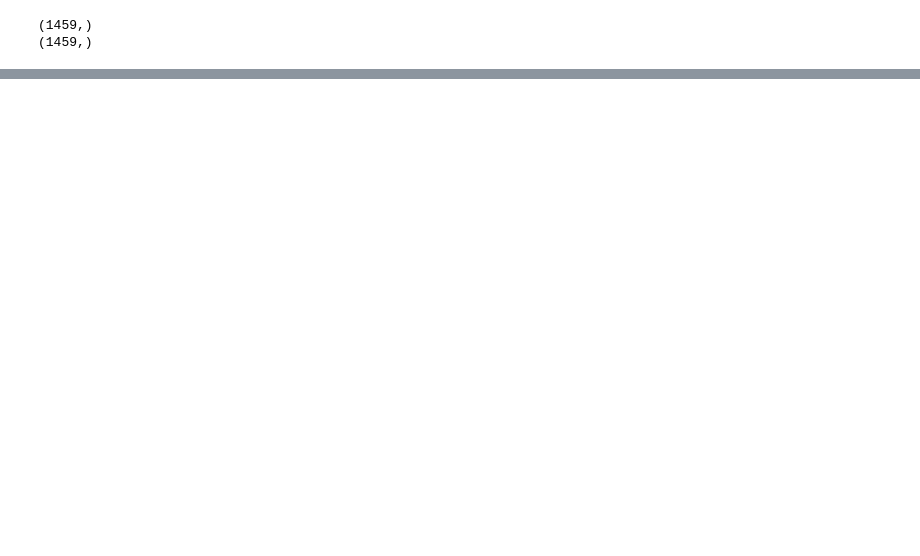
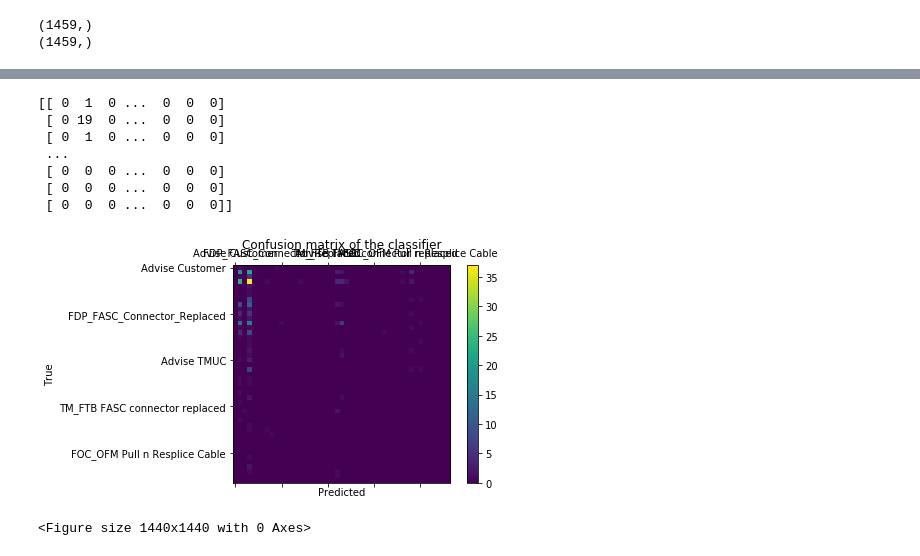
Before and after one commit to SoulMUSZE/nia_sampling, a Jupyter notebook: nia_sampling.ipynb, the cells around one changed output, grey strips where cells are left out. Saved outputs shown, nothing was run; the diff lists cells and outputs as text; code cells hidden in the pictures; blank space fills up the shorter version.

Commit message:
updated_classifier

```diff
--- a/nia_sampling.ipynb
+++ b/nia_sampling.ipynb
@@ -313,0 +330,27 @@ nia.to_excel("predicted_nia.xlsx")
+# %%
+from sklearn.metrics import confusion_matrix
+
+labels = nia['resolution_code ( target variable )'].unique()
+cm = confusion_matrix(y_test.tolist(), le.inverse_transform(yhat_knn).tolist(), labels)
+print(cm)
+fig = plt.figure()
+ax = fig.add_subplot(111)
+cax = ax.matshow(cm)
+plt.title('Confusion matrix of the classifier')
+fig.colorbar(cax)
+ax.set_xticklabels([''] + labels)
+ax.set_yticklabels([''] + labels)
+plt.xlabel('Predicted')
+plt.ylabel('True')
+plt.figure(figsize=(20, 20))
+plt.show()
+# %% [output]
+[[ 0  1  0 ...  0  0  0]
+ [ 0 19  0 ...  0  0  0]
+ [ 0  1  0 ...  0  0  0]
+ ...
+ [ 0  0  0 ...  0  0  0]
+ [ 0  0  0 ...  0  0  0]
+ [ 0  0  0 ...  0  0  0]]
+[figure, added]
+<Figure size 1440x1440 with 0 Axes>
```
Also changed, not shown: parts of 20 cells of this notebook, 1 other file.
